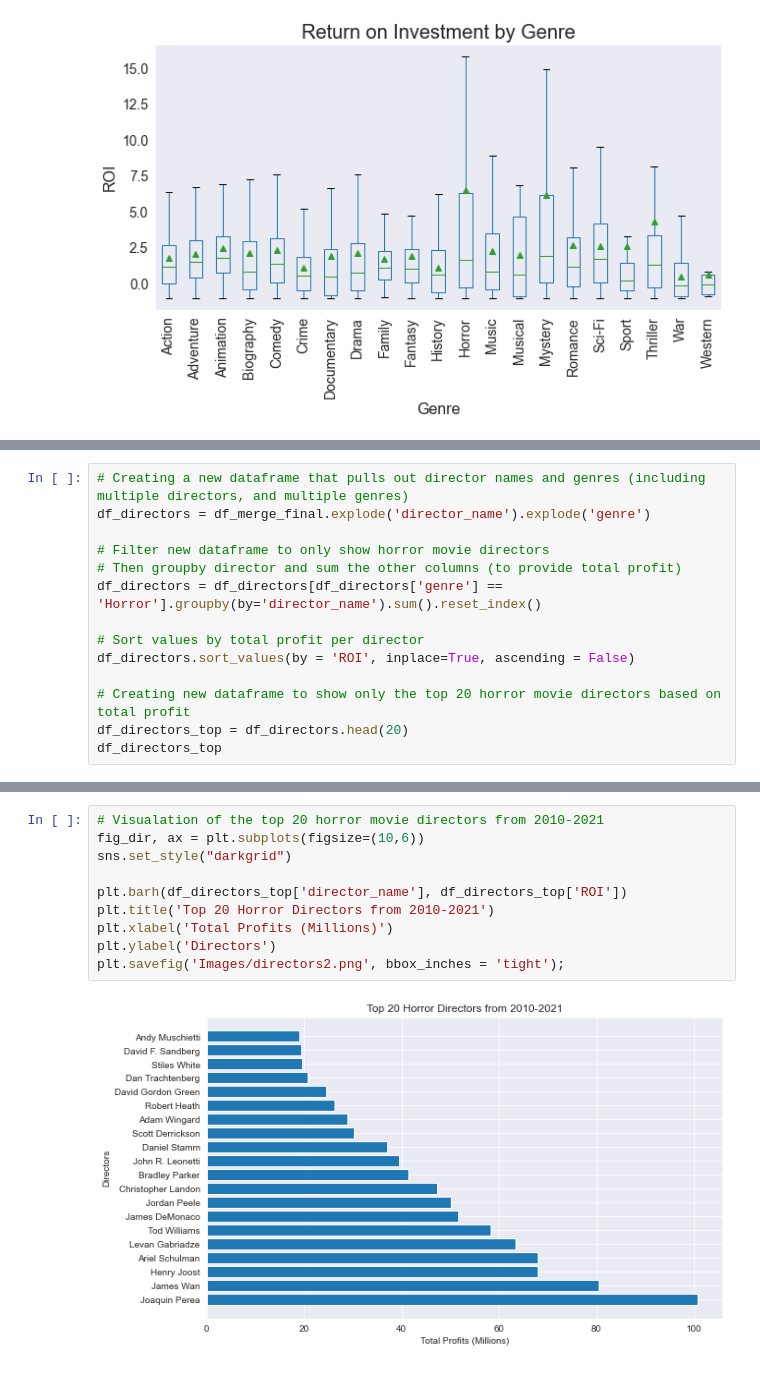
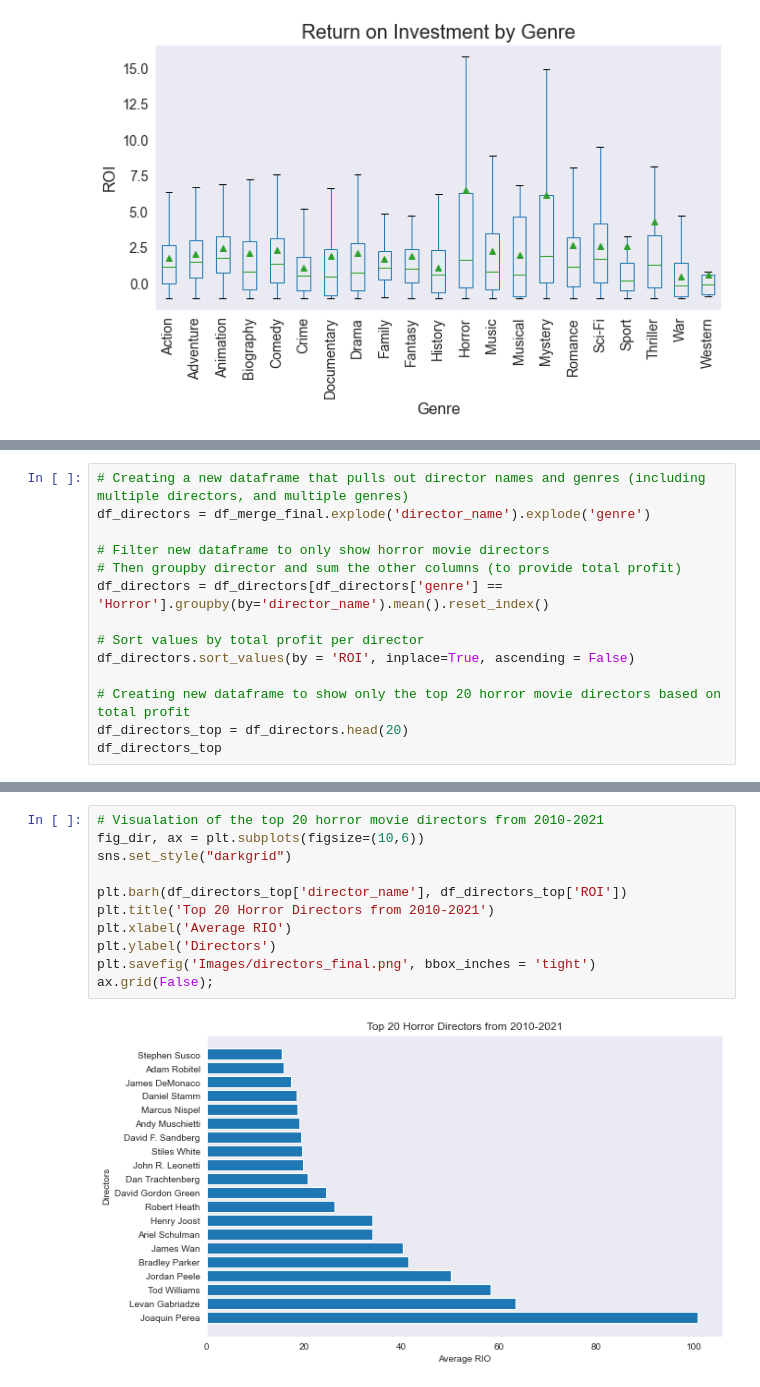
Before and after one commit to ZenBurrito/Phase-1Project, a Jupyter notebook: Movie-Studio-Project.ipynb, the cells around one changed output, grey strips where cells are left out. Saved outputs shown, nothing was run; the diff lists cells and outputs as text.

```diff
--- a/Movie-Studio-Project.ipynb
+++ b/Movie-Studio-Project.ipynb
@@ -573,7 +583,7 @@ df_directors = df_merge_final.explode('director_name').explode('genre')
 
 # Filter new dataframe to only show horror movie directors
 # Then groupby director and sum the other columns (to provide total profit)
-df_directors = df_directors[df_directors['genre'] == 'Horror'].groupby(by='director_name').sum().reset_index()
+df_directors = df_directors[df_directors['genre'] == 'Horror'].groupby(by='director_name').mean().reset_index()
 
 # Sort values by total profit per director
 df_directors.sort_values(by = 'ROI', inplace=True, ascending = False)
@@ -602,12 +612,13 @@ df_directors_top
 # %%
 # Visualation of the top 20 horror movie directors from 2010-2021
 fig_dir, ax = plt.subplots(figsize=(10,6))
 sns.set_style("darkgrid")
 
 plt.barh(df_directors_top['director_name'], df_directors_top['ROI'])
 plt.title('Top 20 Horror Directors from 2010-2021')
-plt.xlabel('Total Profits (Millions)')
+plt.xlabel('Average RIO')
 plt.ylabel('Directors')
-plt.savefig('Images/directors2.png', bbox_inches = 'tight');
+plt.savefig('Images/directors_final.png', bbox_inches = 'tight')
+ax.grid(False);
 # %% [output]
-[figure, old version]
+[figure, new version]
```
Also changed, not shown: parts of 13 cells of this notebook, 7 other files.
